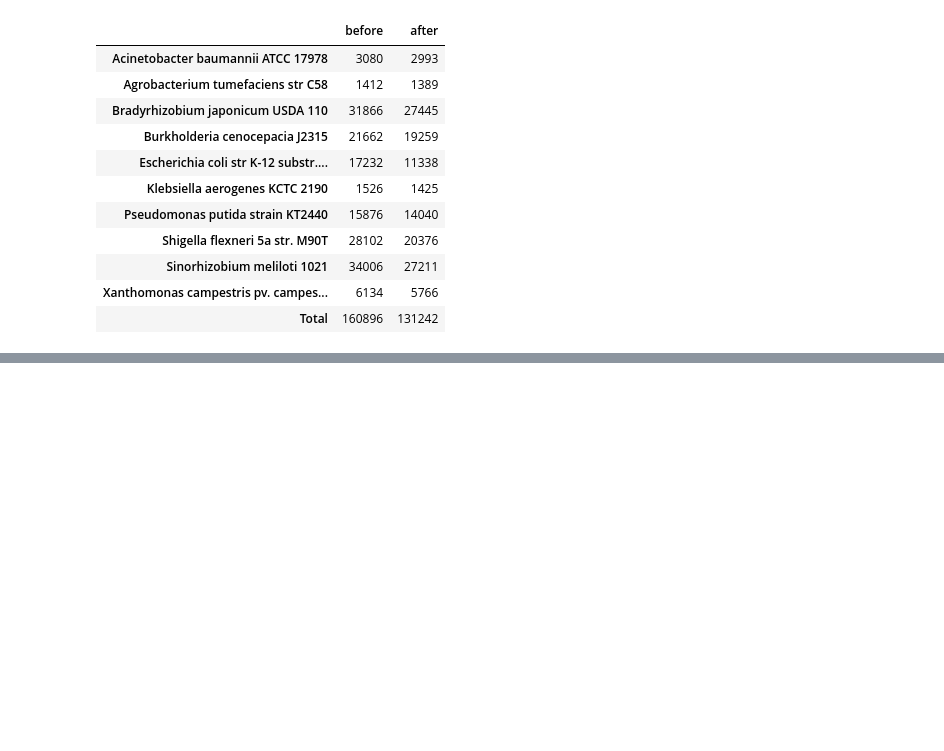
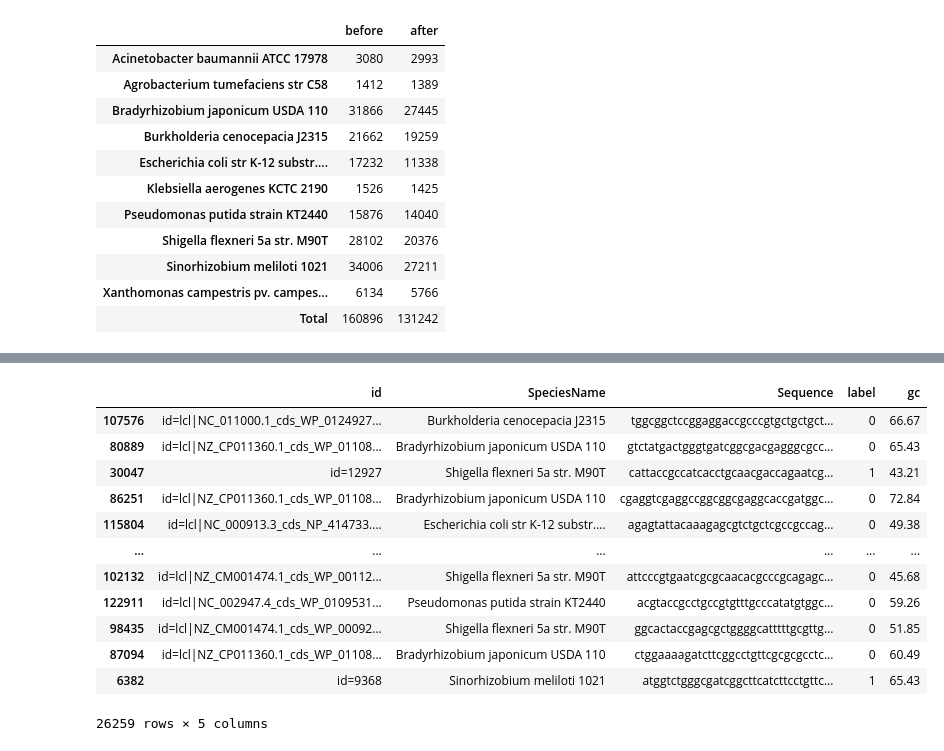
Before and after one commit to maigonzalezh/MultispeciesPromoterClassifier, a Jupyter notebook: notebooks/data.ipynb, the cells around one changed output, grey strips where cells are left out. Cells and saved outputs as stored; diff of their text form; code cells hidden in the pictures; blank space fills up the shorter version.

```diff
--- a/notebooks/data.ipynb
+++ b/notebooks/data.ipynb
@@ -321,0 +385,16 @@ get_before_after_filtering_count(cds_sample_df, cds_filtered_df)
+# %%
+cds_dataset_df
+# %% [output]
+|  | id | SpeciesName | Sequence | label | gc |
+| 107576 | id=lcl|NC_011000.1_cds_WP_0124927... | Burkholderia cenocepacia J2315 | tggcggctccggaggaccgcccgtgctgctgct... | 0 | 66.67 |
+| 80889 | id=lcl|NZ_CP011360.1_cds_WP_01108... | Bradyrhizobium japonicum USDA 110 | gtctatgactgggtgatcggcgacgagggcgcc... | 0 | 65.43 |
+| 30047 | id=12927 | Shigella flexneri 5a str. M90T | cattaccgccatcacctgcaacgaccagaatcg... | 1 | 43.21 |
+| 86251 | id=lcl|NZ_CP011360.1_cds_WP_01108... | Bradyrhizobium japonicum USDA 110 | cgaggtcgaggccggcggcgaggcaccgatggc... | 0 | 72.84 |
+| 115804 | id=lcl|NC_000913.3_cds_NP_414733.... | Escherichia coli str K-12 substr.... | agagtattacaaagagcgtctgctcgccgccag... | 0 | 49.38 |
+| ... | ... | ... | ... | ... | ... |
+| 102132 | id=lcl|NZ_CM001474.1_cds_WP_00112... | Shigella flexneri 5a str. M90T | attcccgtgaatcgcgcaacacgcccgcagagc... | 0 | 45.68 |
+| 122911 | id=lcl|NC_002947.4_cds_WP_0109531... | Pseudomonas putida strain KT2440 | acgtaccgcctgccgtgtttgcccatatgtggc... | 0 | 59.26 |
+| 98435 | id=lcl|NZ_CM001474.1_cds_WP_00092... | Shigella flexneri 5a str. M90T | ggcactaccgagcgctggggcatttttgcgttg... | 0 | 51.85 |
+| 87094 | id=lcl|NZ_CP011360.1_cds_WP_01108... | Bradyrhizobium japonicum USDA 110 | ctggaaaagatcttcggcctgttcgcgcgcctc... | 0 | 60.49 |
+| 6382 | id=9368 | Sinorhizobium meliloti 1021 | atggtctgggcgatcggcttcatcttcctgttc... | 1 | 65.43 |
+26259 rows × 5 columns
```
Also changed, not shown: parts of 23 cells of this notebook, 18 other files.
